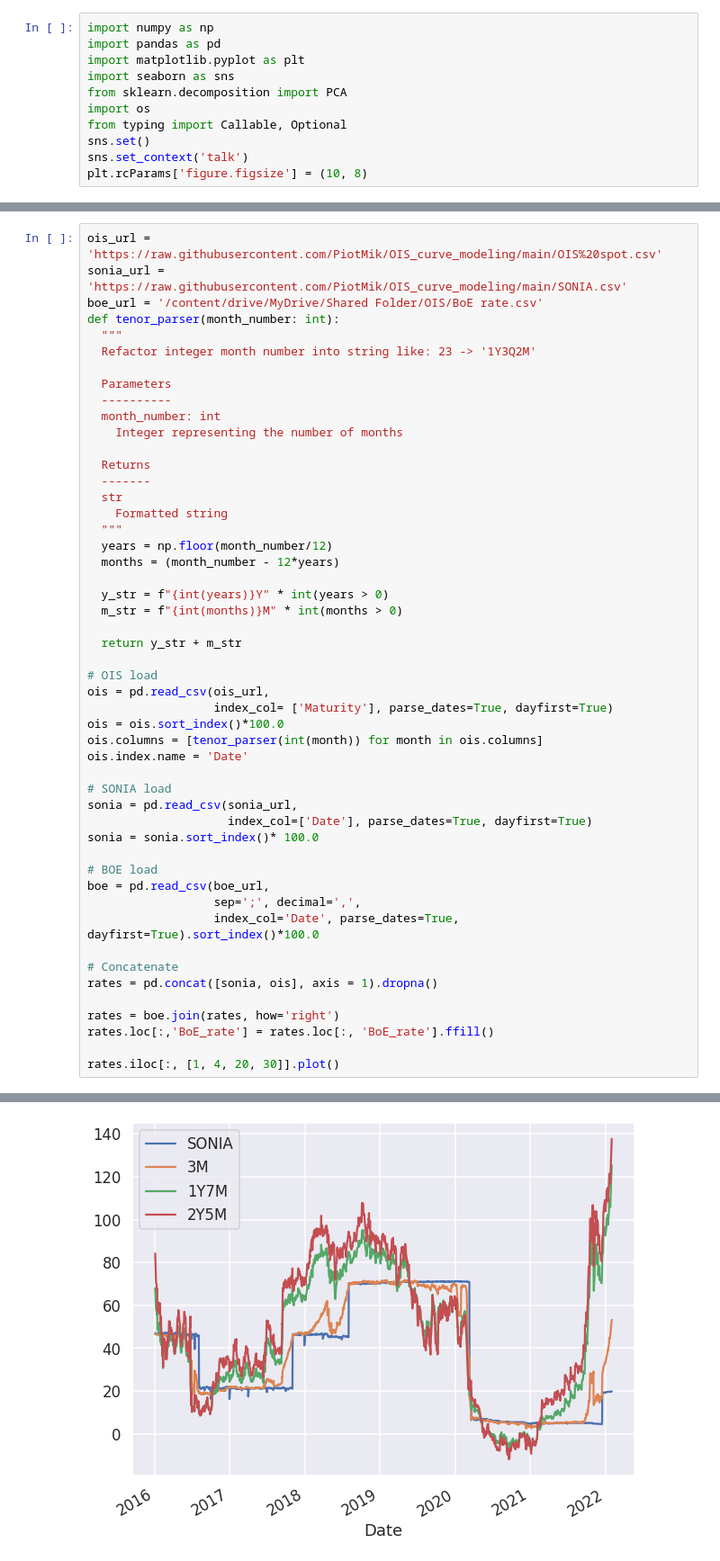
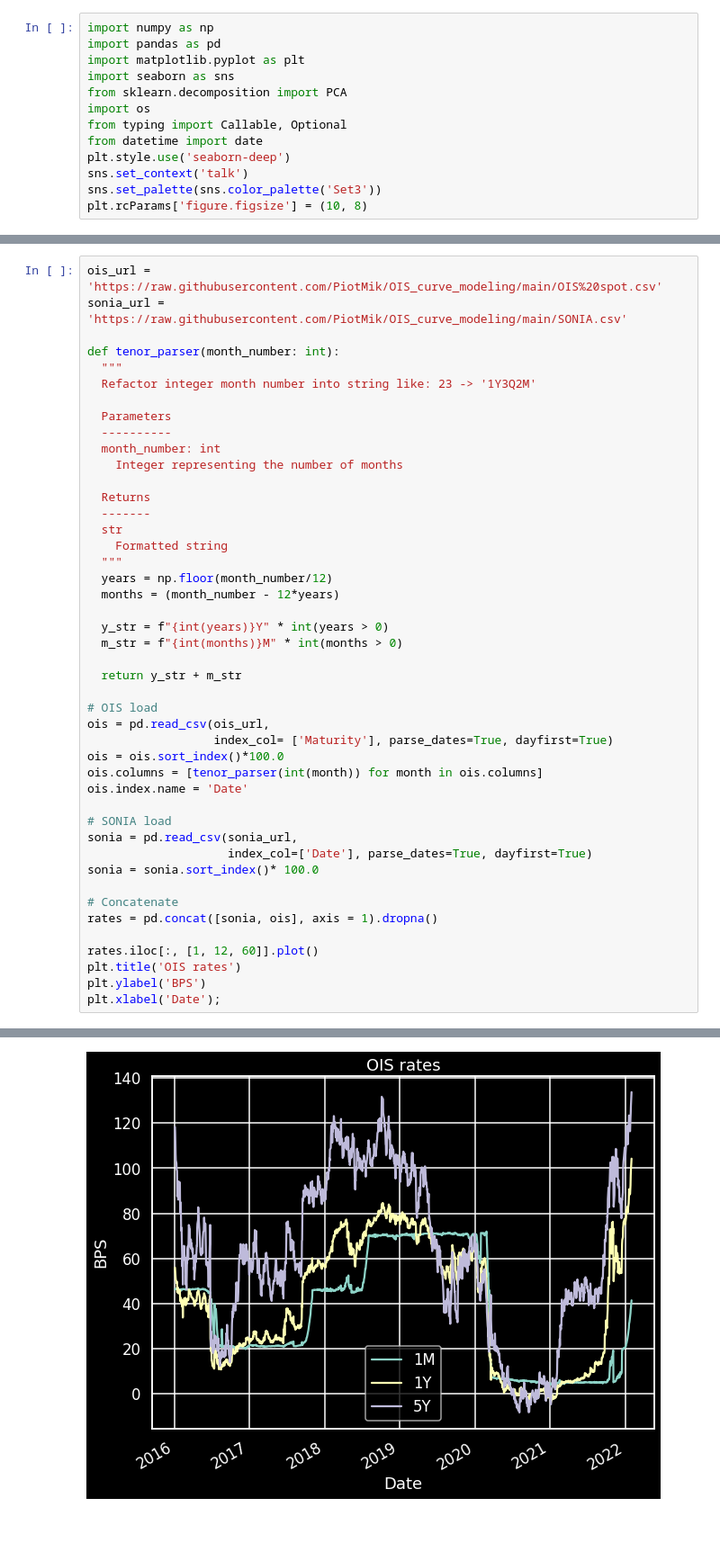
Before and after one commit to PiotMik/OIS_curve_modeling, a Jupyter notebook: OIS_Curve_modelling.ipynb, the cells around one changed output, grey strips where cells are left out. Shown at 90% size. Drawn from its saved outputs; the diff is of its cells as text; blank space fills up the shorter version.

```diff
--- a/OIS_Curve_modelling.ipynb
+++ b/OIS_Curve_modelling.ipynb
@@ -8,6 +19,8 @@ import seaborn as sns
 from sklearn.decomposition import PCA
 import os
 from typing import Callable, Optional
-sns.set()
+from datetime import date
+plt.style.use('seaborn-deep')
 sns.set_context('talk')
+sns.set_palette(sns.color_palette('Set3'))
 plt.rcParams['figure.figsize'] = (10, 8)
@@ -19,7 +53,7 @@ Mounted at /content/drive
 # %%
 ois_url = 'https://raw.githubusercontent.com/PiotMik/OIS_curve_modeling/main/OIS%20spot.csv'
 sonia_url = 'https://raw.githubusercontent.com/PiotMik/OIS_curve_modeling/main/SONIA.csv'
-boe_url = '/content/drive/MyDrive/Shared Folder/OIS/BoE rate.csv'
+
 def tenor_parser(month_number: int):
   """
   Refactor integer month number into string like: 23 -> '1Y3Q2M'
@@ -54,16 +88,11 @@ sonia = pd.read_csv(sonia_url,
                     index_col=['Date'], parse_dates=True, dayfirst=True)
 sonia = sonia.sort_index()* 100.0
 
-# BOE load
-boe = pd.read_csv(boe_url,
-                  sep=';', decimal=',',
-                  index_col='Date', parse_dates=True, dayfirst=True).sort_index()*100.0
-
 # Concatenate
 rates = pd.concat([sonia, ois], axis = 1).dropna()
 
-rates = boe.join(rates, how='right')
-rates.loc[:,'BoE_rate'] = rates.loc[:, 'BoE_rate'].ffill()
-
-rates.iloc[:, [1, 4, 20, 30]].plot()
+rates.iloc[:, [1, 12, 60]].plot()
+plt.title('OIS rates')
+plt.ylabel('BPS')
+plt.xlabel('Date');
 # %% [output]
@@ -71 +99 @@ rates.iloc[:, [1, 4, 20, 30]].plot()
-[figure, old version]
+[figure, new version]
```
Also changed, not shown: parts of 26 cells of this notebook.
